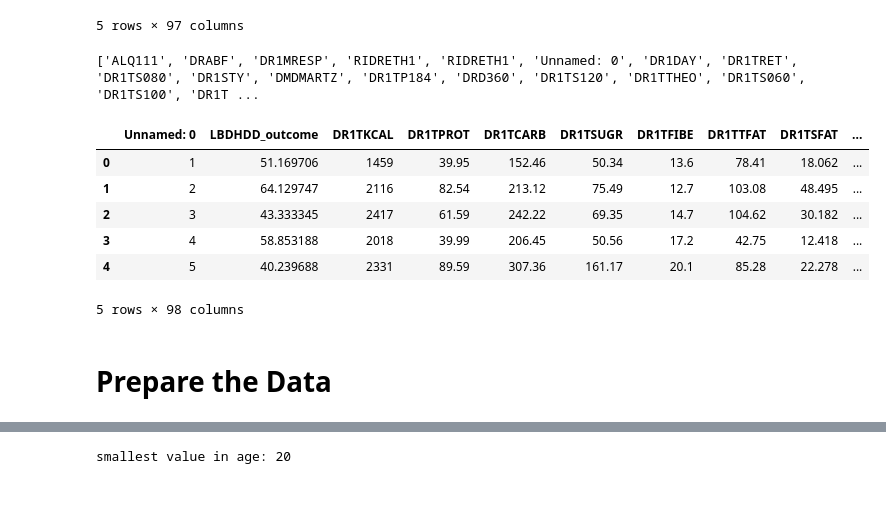
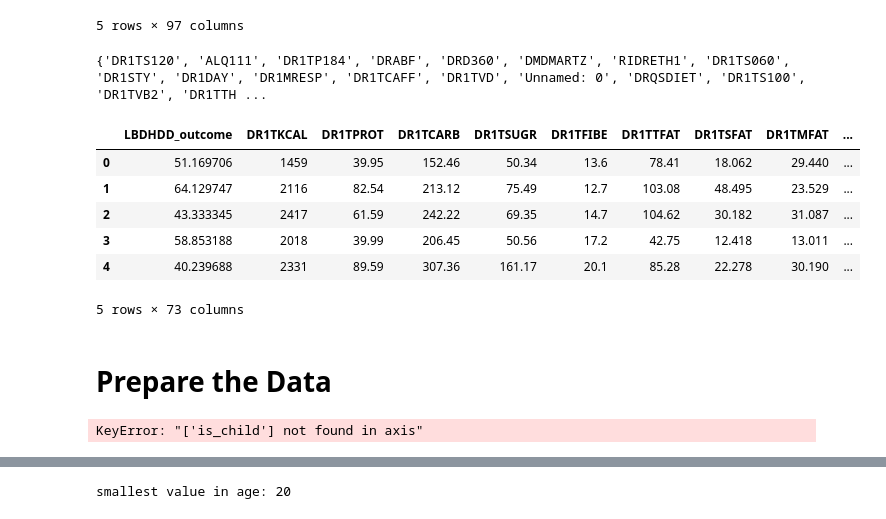
Before and after one commit to mandiiiwu/asa_challenge, a Jupyter notebook: deepnote/asa_challenge/notebook.ipynb, the cells around one changed output, grey strips where cells are left out. Saved outputs shown, nothing was run; the diff lists cells and outputs as text; code cells hidden in the pictures.

```diff
--- a/deepnote/asa_challenge/notebook.ipynb
+++ b/deepnote/asa_challenge/notebook.ipynb
@@ -125,7 +125,7 @@ corr_matrix["LBDHDD_outcome"].sort_values(ascending=False)
 # DR1MRESP is all 1 as well
 # we can effectively ignore all three of these variables
 
-drop_cols = ['ALQ111', 'DRABF', 'DR1MRESP']
+drop_cols = {'ALQ111', 'DRABF', 'DR1MRESP'}
 # %%
 import seaborn as sb
 
@@ -142,7 +142,7 @@ Insights
 # %% [markdown]
 - Some Data appears categorical see below
 # %%
-drop_cols.append('RIDRETH1') ## same as RIDRETH3 but without non-Hispanic Asians
+drop_cols.add('RIDRETH1') ## same as RIDRETH3 but without non-Hispanic Asians
 # %%
 binary_cols = [
     'RIAGENDR',
@@ -290,9 +290,8 @@ DRDINT      0.030700  0.332135  0.030700            Number of days of intake
 DR1TP226   -0.031024  0.327057  0.031024     PFA 22:6 (Docosahexaenoic) (gm)
 # %%
 # remove unnamed: 0 column too along with the 20 top cols with lowest |r|
-drop_cols.append('Unnamed: 0',)
-drop2 = temp.head(20).index.to_list()
-drop_cols += drop2
+drop_cols.add('Unnamed: 0',)
+drop_cols.update(drop2)
 # %%
 # variable DR1HELP seemed weird when we checked value_counts.
 # lets check a little more closely
@@ -322,19 +321,19 @@ train.head()
 # %%
 print(drop_cols)
 
 # time to drop!
-# train.drop(columns=drop_cols)
+train = train.drop(columns=drop_cols)
 
 train.head()
 # %% [output]
-['ALQ111', 'DRABF', 'DR1MRESP', 'RIDRETH1', 'RIDRETH1', 'Unnamed: 0', 'DR1DAY', 'DR1TRET', 'DR1TS080', 'DR1STY', 'DMDMARTZ', 'DR1TP184', 'DRD360', 'DR1TS120', 'DR1TTHEO', 'DR1TS060', 'DR1TS100', 'DR1T ...
+{'DR1TS120', 'ALQ111', 'DR1TP184', 'DRABF', 'DRD360', 'DMDMARTZ', 'RIDRETH1', 'DR1TS060', 'DR1STY', 'DR1DAY', 'DR1MRESP', 'DR1TCAFF', 'DR1TVD', 'Unnamed: 0', 'DRQSDIET', 'DR1TS100', 'DR1TVB2', 'DR1TTH ...
-|  | Unnamed: 0 | LBDHDD_outcome | DR1TKCAL | DR1TPROT | DR1TCARB | DR1TSUGR | DR1TFIBE | DR1TTFAT | DR1TSFAT | ... |
-| 0 | 1 | 51.169706 | 1459 | 39.95 | 152.46 | 50.34 | 13.6 | 78.41 | 18.062 | ... |
-| 1 | 2 | 64.129747 | 2116 | 82.54 | 213.12 | 75.49 | 12.7 | 103.08 | 48.495 | ... |
-| 2 | 3 | 43.333345 | 2417 | 61.59 | 242.22 | 69.35 | 14.7 | 104.62 | 30.182 | ... |
-| 3 | 4 | 58.853188 | 2018 | 39.99 | 206.45 | 50.56 | 17.2 | 42.75 | 12.418 | ... |
-| 4 | 5 | 40.239688 | 2331 | 89.59 | 307.36 | 161.17 | 20.1 | 85.28 | 22.278 | ... |
+|  | LBDHDD_outcome | DR1TKCAL | DR1TPROT | DR1TCARB | DR1TSUGR | DR1TFIBE | DR1TTFAT | DR1TSFAT | DR1TMFAT | ... |
+| 0 | 51.169706 | 1459 | 39.95 | 152.46 | 50.34 | 13.6 | 78.41 | 18.062 | 29.440 | ... |
+| 1 | 64.129747 | 2116 | 82.54 | 213.12 | 75.49 | 12.7 | 103.08 | 48.495 | 23.529 | ... |
+| 2 | 43.333345 | 2417 | 61.59 | 242.22 | 69.35 | 14.7 | 104.62 | 30.182 | 31.087 | ... |
+| 3 | 58.853188 | 2018 | 39.99 | 206.45 | 50.56 | 17.2 | 42.75 | 12.418 | 13.011 | ... |
+| 4 | 40.239688 | 2331 | 89.59 | 307.36 | 161.17 | 20.1 | 85.28 | 22.278 | 30.190 | ... |
-5 rows × 98 columns
+5 rows × 73 columns
 # %% [markdown]
 # Prepare the Data
 # %%
@@ -346,6 +345,10 @@ to do list:
 - drop dr1help
 - drop ratio of family poverty to income?
 """
+# %%
+df_scaled.drop("is_child")
+# %% [output]
+KeyError: "['is_child'] not found in axis"
 # %%
 # normalization
 from sklearn.preprocessing import StandardScaler
```
Also changed, not shown: parts of 6 cells of this notebook.
